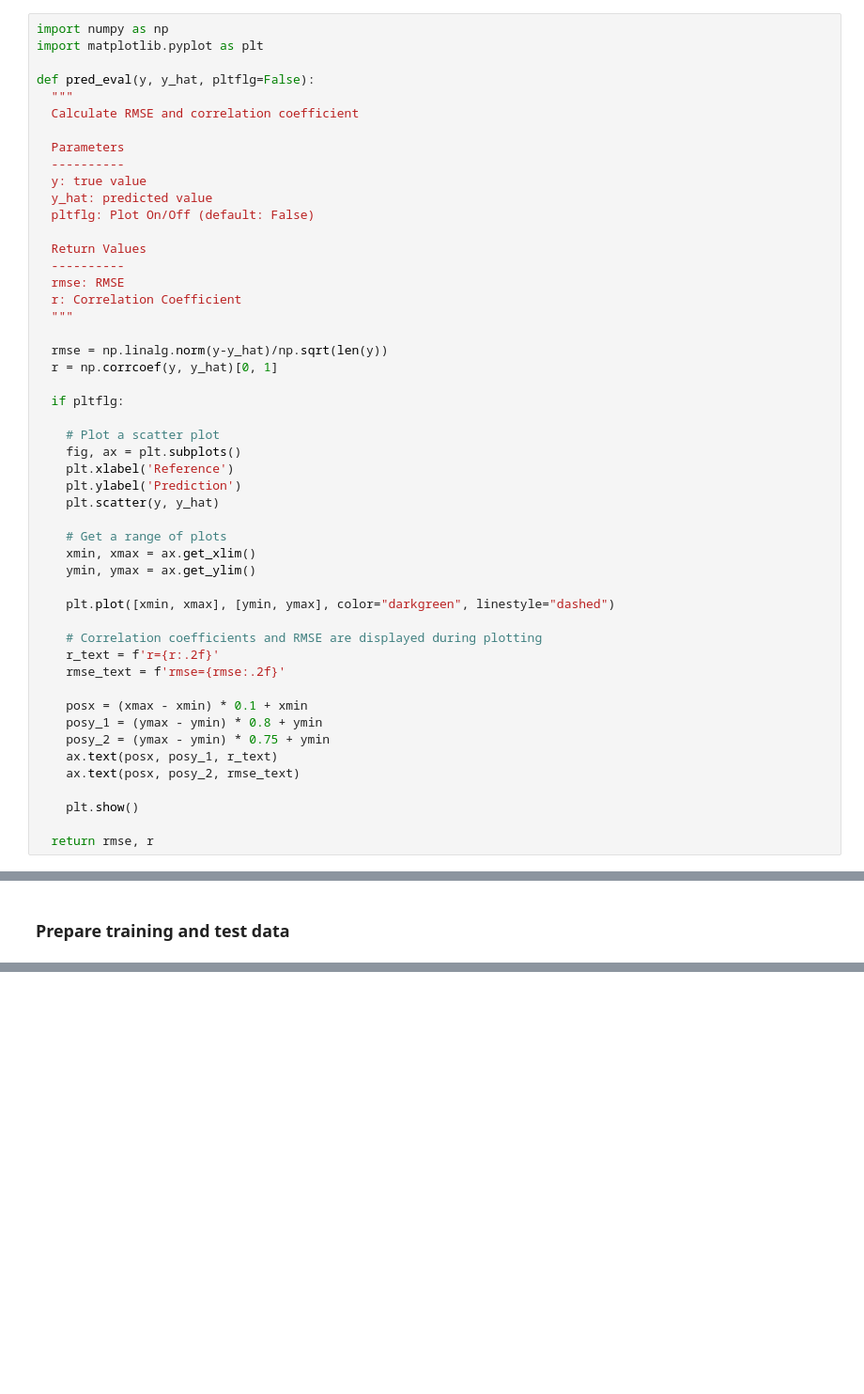
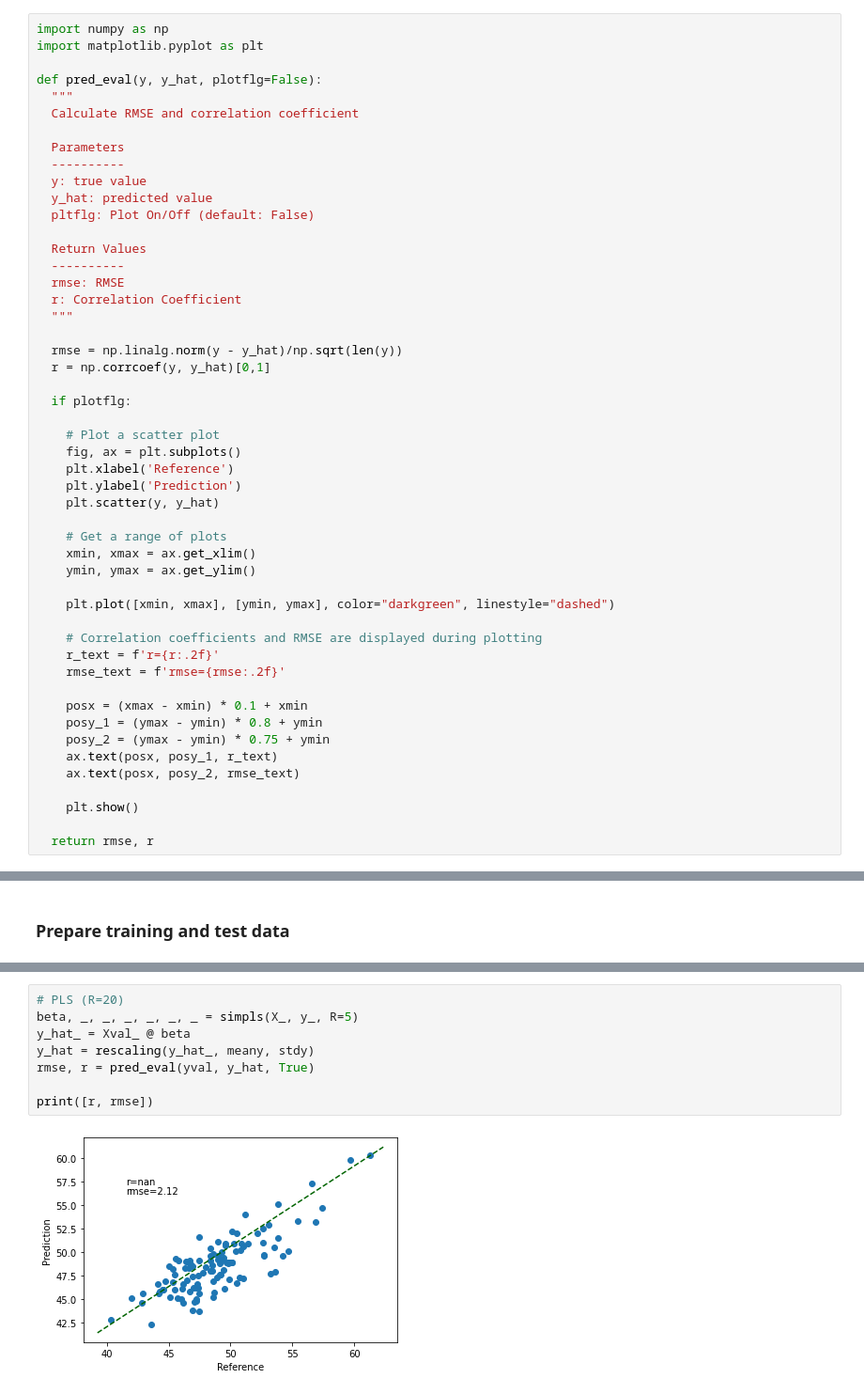
Before and after one commit to matsunori39/Small-Data-Analysis-and-Machine-Learning, a Jupyter notebook: Small_Data_Analysis_and_Machine_Learning.ipynb, the cells around one changed output, grey strips where cells are left out. Shown: that part at 94% size. Cells and saved outputs as stored; diff of their text form; blank space fills up the shorter version.

```diff
--- a/Small_Data_Analysis_and_Machine_Learning.ipynb
+++ b/Small_Data_Analysis_and_Machine_Learning.ipynb
@@ -901,7 +901,7 @@ def PRESS(y, y_hat):
 import numpy as np
 import matplotlib.pyplot as plt
 
-def pred_eval(y, y_hat, pltflg=False):
+def pred_eval(y, y_hat, plotflg=False):
   """
   Calculate RMSE and correlation coefficient
 
@@ -917,10 +917,10 @@ def pred_eval(y, y_hat, pltflg=False):
   r: Correlation Coefficient
   """
 
-  rmse = np.linalg.norm(y-y_hat)/np.sqrt(len(y))
-  r = np.corrcoef(y, y_hat)[0, 1]
+  rmse = np.linalg.norm(y - y_hat)/np.sqrt(len(y))
+  r = np.corrcoef(y, y_hat)[0,1]
 
-  if pltflg:
+  if plotflg:
 
     # Plot a scatter plot
     fig, ax = plt.subplots()
@@ -987,0 +1056,10 @@ import numpy as np
+# %%
+# PLS (R=20)
+beta, _, _, _, _, _, _ = simpls(X_, y_, R=5)
+y_hat_ = Xval_ @ beta
+y_hat = rescaling(y_hat_, meany, stdy)
+rmse, r = pred_eval(yval, y_hat, True)
+
+print([r, rmse])
+# %% [output]
+[figure, added]
```
Also changed, not shown: parts of 13 cells of this notebook.
